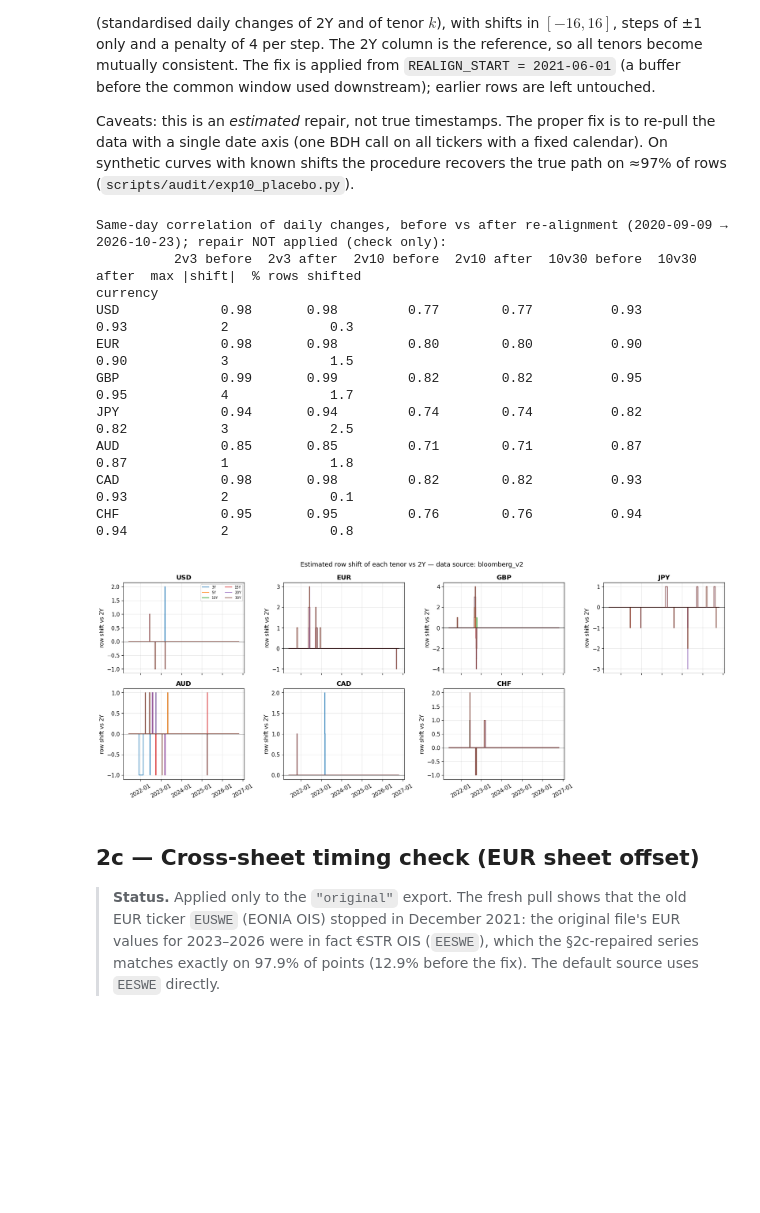
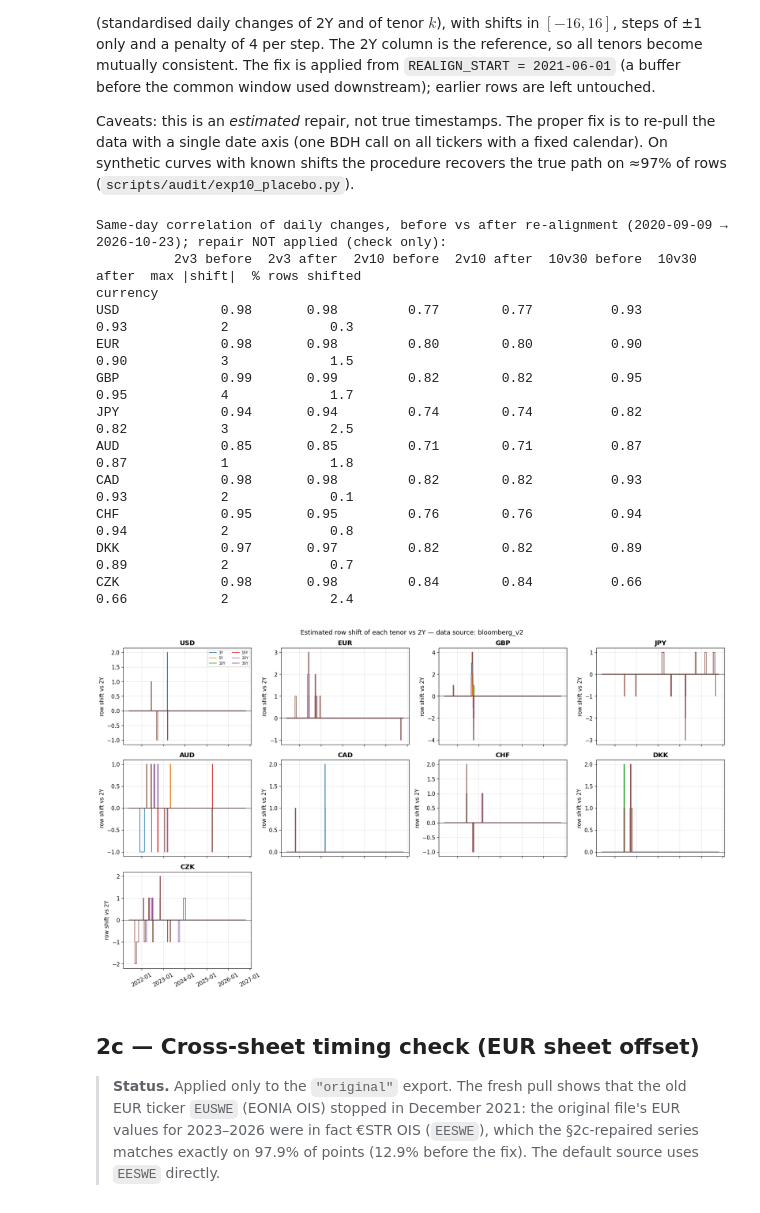
Before and after one commit to hamzaelarji/topics-in-derivative-pricing-Coursework, a Jupyter notebook: 01_data_loading.ipynb, the cells around one changed output. Drawn from its saved outputs; the diff is of its cells as text; code cells hidden in the pictures; blank space fills up the shorter version.

```diff
--- a/01_data_loading.ipynb
+++ b/01_data_loading.ipynb
@@ -70,7 +72,8 @@ Each currency lives in its own sheet inside the Excel file. The sheet layout is:
 # ── Data source ──────────────────────────────────────────────────────────────
 # "bloomberg_v2" (default): fresh Bloomberg pull in which every ticker shares one weekday
 #   calendar, so columns are aligned by construction. Current OIS benchmarks: USD SOFR,
-#   EUR €STR, CHF SARON (+ GBP SONIA, JPY TONA, AUD AONIA, CAD CORRA).
+#   EUR €STR, CHF SARON (+ GBP SONIA, JPY TONA, AUD AONIA, CAD CORRA), plus DKK and CZK
+#   IBOR swaps: the 9 currencies of Sokol's 13 that are available in the pull.
 # "original": the first export (data/data_bloomberg.xlsx). Its tenor columns are shifted
 #   against the Date column and the EUR sheet is misdated, so §2b/§2c repair it.
 DATA_SOURCE = "bloomberg_v2"
@@ -93,6 +96,9 @@ SOURCES = {
             "AUD": {"sheet": "AUD_ADSO",   "ticker_map": _tickers("ADSO")},    # AONIA OIS
             "CAD": {"sheet": "CAD_CDSO",   "ticker_map": _tickers("CDSO")},    # CORRA OIS
             "CHF": {"sheet": "CHF_SFSNT",  "ticker_map": _tickers("SFSNT")},   # SARON OIS
+            # IBOR swaps, as in Sokol (2022), whose dataset mixes LIBOR and OIS swaps:
+            "DKK": {"sheet": "DKK_DKSW",   "ticker_map": _tickers("DKSW")},    # vs 6M CIBOR
+            "CZK": {"sheet": "CZK_CKSWO",  "ticker_map": _tickers("CKSW")},    # vs 6M PRIBOR
         },
         "apply_realignment": False,   # aligned by construction; §2b/§2c only run their checks
         # JPY long tenors skip the Japanese New Year (4 weekdays), so allow 5-day fills.
@@ -367,27 +375,30 @@ JPY             0.94       0.94         0.74        0.74          0.82         0
 AUD             0.85       0.85         0.71        0.71          0.87         0.87            1             1.8
 CAD             0.98       0.98         0.82        0.82          0.93         0.93            2             0.1
 CHF             0.95       0.95         0.76        0.76          0.94         0.94            2             0.8
+DKK             0.97       0.97         0.82        0.82          0.89         0.89            2             0.7
+CZK             0.98       0.98         0.84        0.84          0.66         0.66            2             2.4
 # %%
 # Estimated row shift of each tenor relative to 2Y (inside the window used downstream).
-fig, axes = plt.subplots(2, 4, figsize=(18, 7), sharex=True, squeeze=False)
+_nc = 4; _nr = int(np.ceil(len(CURRENCIES) / _nc))
+fig, axes = plt.subplots(_nr, _nc, figsize=(18, 3.5 * _nr), sharex=True, squeeze=False)
 for ax, ccy in zip(axes.flatten(), CURRENCIES):
     p = shift_paths[ccy].loc[CHECK_WINDOW[0]:CHECK_WINDOW[1]]
     for k in p.columns:
         ax.step(p.index, p[k], where="post", lw=1.2, label=f"{k}Y")
     ax.axhline(0, color="black", lw=0.6)
     ax.set_title(ccy, fontweight="bold")
     ax.set_ylabel("row shift vs 2Y")
     ax.xaxis.set_major_formatter(mdates.DateFormatter("%Y-%m"))
     ax.tick_params(axis="x", rotation=30)
 axes[0, 0].legend(fontsize=7, ncol=2)
 for ax in axes.flatten()[len(CURRENCIES):]:
     ax.set_visible(False)
 fig.suptitle(f"Estimated row shift of each tenor vs 2Y — data source: {DATA_SOURCE}", fontsize=13)
 plt.tight_layout()
 plt.savefig(FIG_DIR / "fig_01e_realignment_shifts.png", dpi=150, bbox_inches="tight")
 plt.show()
 # %% [output]
-[figure, old version]
+[figure, new version]
 # %% [markdown]
 ## 2c — Cross-sheet timing check (EUR sheet offset)
 
```
Also changed, not shown: parts of 13 cells of this notebook, 39 other files.
